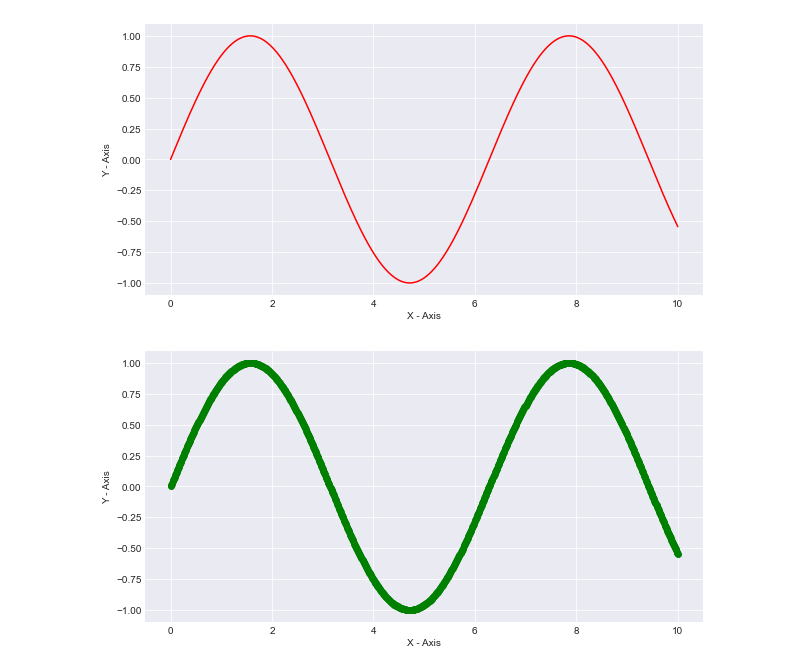
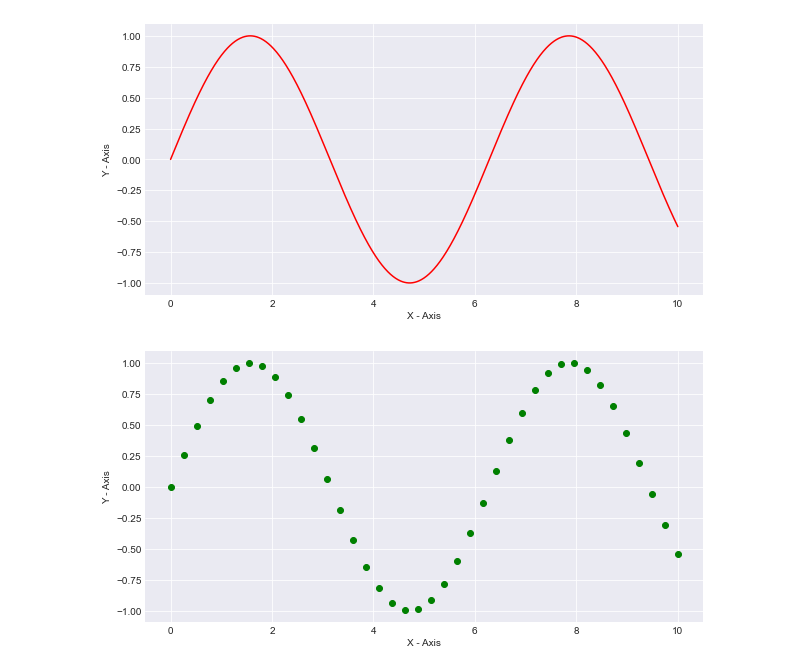
Before and after one commit to uannabi/MatPlotLibGraph, a Jupyter notebook: LineGraph.ipynb, the cells around one changed output. Cells and saved outputs as stored; diff of their text form; code cells hidden in the pictures.

```diff
--- a/LineGraph.ipynb
+++ b/LineGraph.ipynb
@@ -68,11 +68,11 @@ plt.show()
 # %%
 # Plot Green dots using the argument "go"
 plt.figure(figsize=(10,5))
-x=np.linspace(0,10,1000)
-y=np.sin(x)
+x = np.linspace(0, 10, 40)
+y = np.sin(x) # Sine Graph
 plt.plot(x,y,'go')
 plt.xlabel("X - Axis")
 plt.ylabel("Y - Axis")
 plt.show()
 # %% [output]
-[figure, old version]
+[figure, new version]
```
Also changed, not shown: parts of 3 cells of this notebook.
